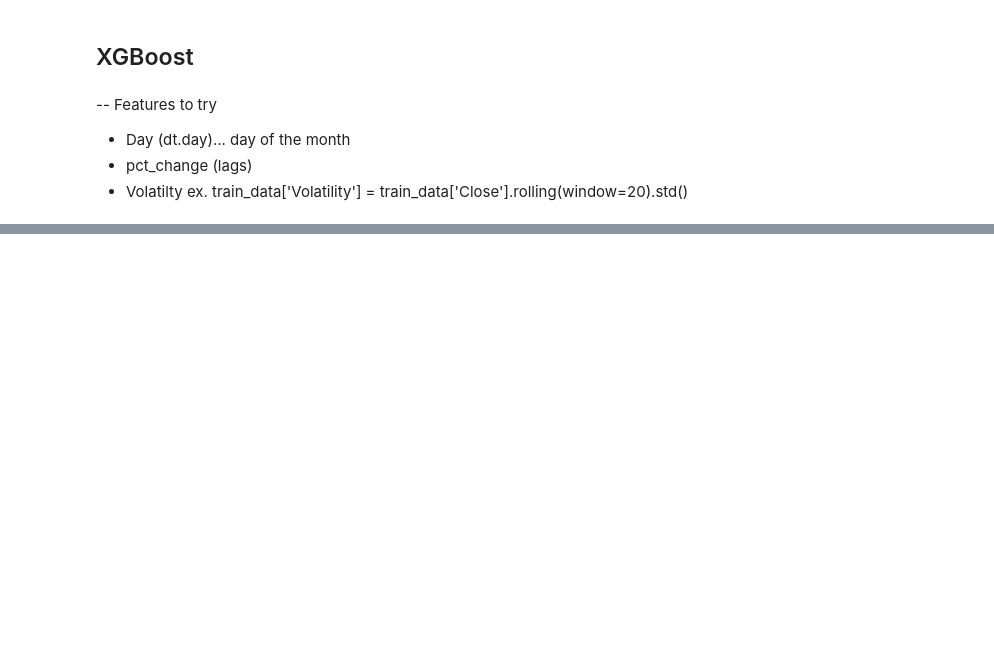
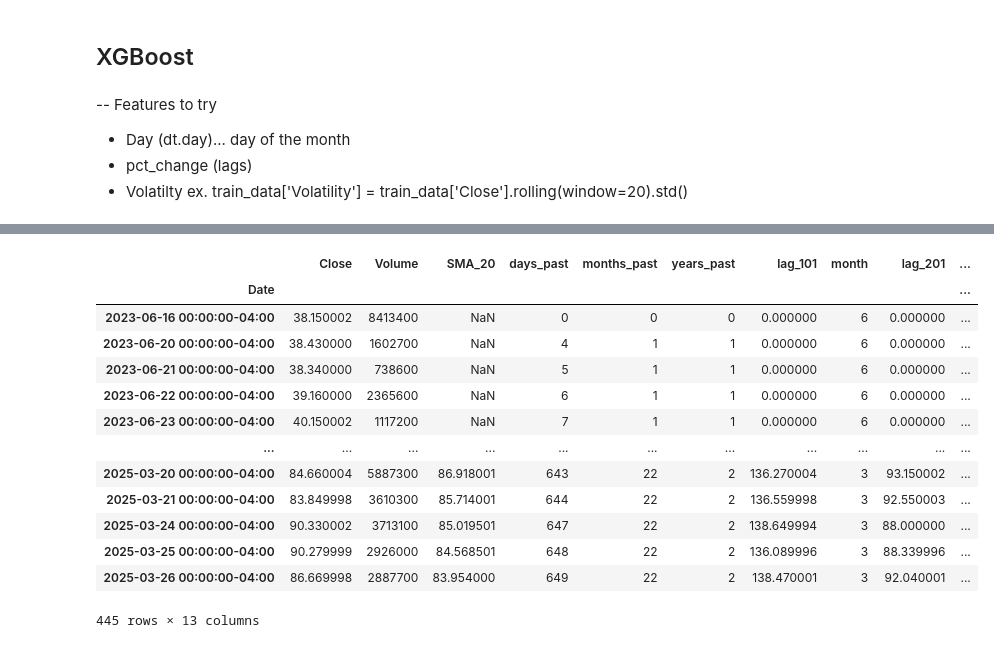
Before and after one commit to mfannin099/Stock_Analysis, a Jupyter notebook: notebooks/predictions.ipynb, the cells around one changed output, grey strips where cells are left out. Cells and saved outputs as stored; diff of their text form; code cells hidden in the pictures; blank space fills up the shorter version.

```diff
--- a/notebooks/predictions.ipynb
+++ b/notebooks/predictions.ipynb
@@ -529,3 +513,20 @@ Mean Absolute Percentage Error (MAPE): 47.66%
+# %%
+xgboost_df
+# %% [output]
+|  | Close | Volume | SMA_20 | days_past | months_past | years_past | lag_101 | month | lag_201 | ... |
+| Date |  |  |  |  |  |  |  |  |  | ... |
+| 2023-06-16 00:00:00-04:00 | 38.150002 | 8413400 | NaN | 0 | 0 | 0 | 0.000000 | 6 | 0.000000 | ... |
+| 2023-06-20 00:00:00-04:00 | 38.430000 | 1602700 | NaN | 4 | 1 | 1 | 0.000000 | 6 | 0.000000 | ... |
+| 2023-06-21 00:00:00-04:00 | 38.340000 | 738600 | NaN | 5 | 1 | 1 | 0.000000 | 6 | 0.000000 | ... |
+| 2023-06-22 00:00:00-04:00 | 39.160000 | 2365600 | NaN | 6 | 1 | 1 | 0.000000 | 6 | 0.000000 | ... |
+| 2023-06-23 00:00:00-04:00 | 40.150002 | 1117200 | NaN | 7 | 1 | 1 | 0.000000 | 6 | 0.000000 | ... |
+| ... | ... | ... | ... | ... | ... | ... | ... | ... | ... | ... |
+| 2025-03-20 00:00:00-04:00 | 84.660004 | 5887300 | 86.918001 | 643 | 22 | 2 | 136.270004 | 3 | 93.150002 | ... |
+| 2025-03-21 00:00:00-04:00 | 83.849998 | 3610300 | 85.714001 | 644 | 22 | 2 | 136.559998 | 3 | 92.550003 | ... |
+| 2025-03-24 00:00:00-04:00 | 90.330002 | 3713100 | 85.019501 | 647 | 22 | 2 | 138.649994 | 3 | 88.000000 | ... |
+| 2025-03-25 00:00:00-04:00 | 90.279999 | 2926000 | 84.568501 | 648 | 22 | 2 | 136.089996 | 3 | 88.339996 | ... |
+| 2025-03-26 00:00:00-04:00 | 86.669998 | 2887700 | 83.954000 | 649 | 22 | 2 | 138.470001 | 3 | 92.040001 | ... |
+445 rows × 13 columns
 # %%
 importance = model.feature_importances_
 
```
Also changed, not shown: parts of 16 cells of this notebook.
